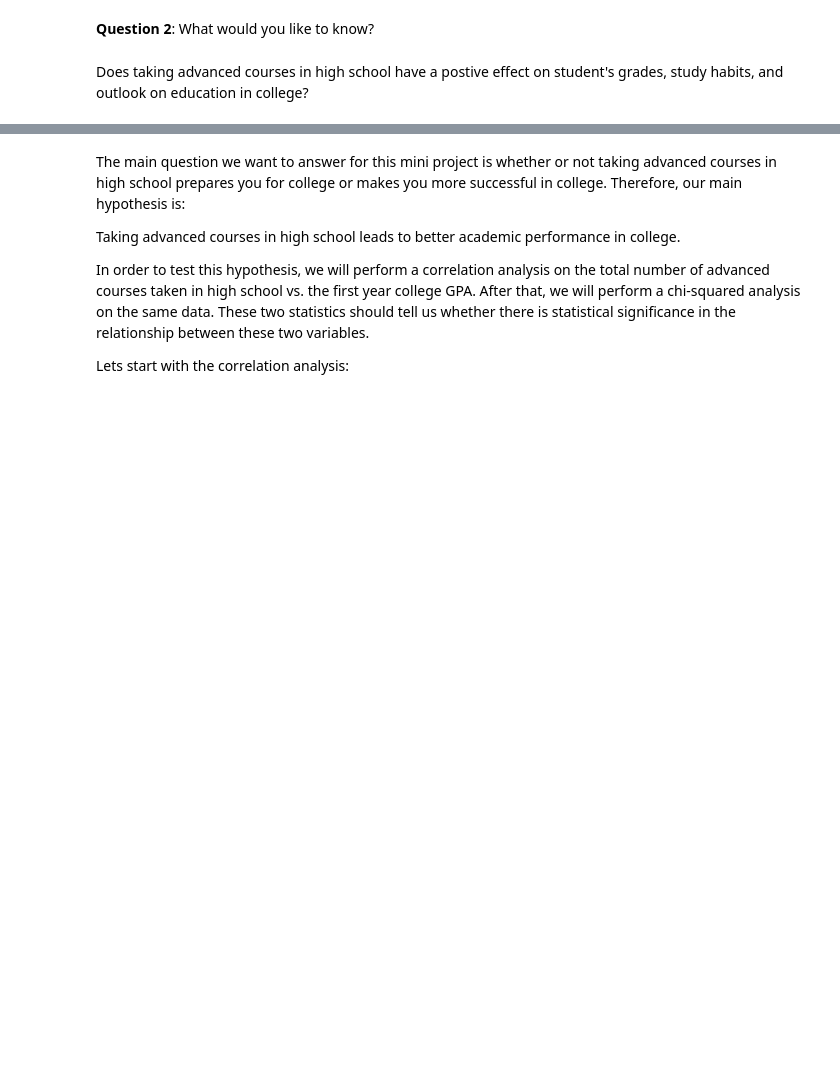
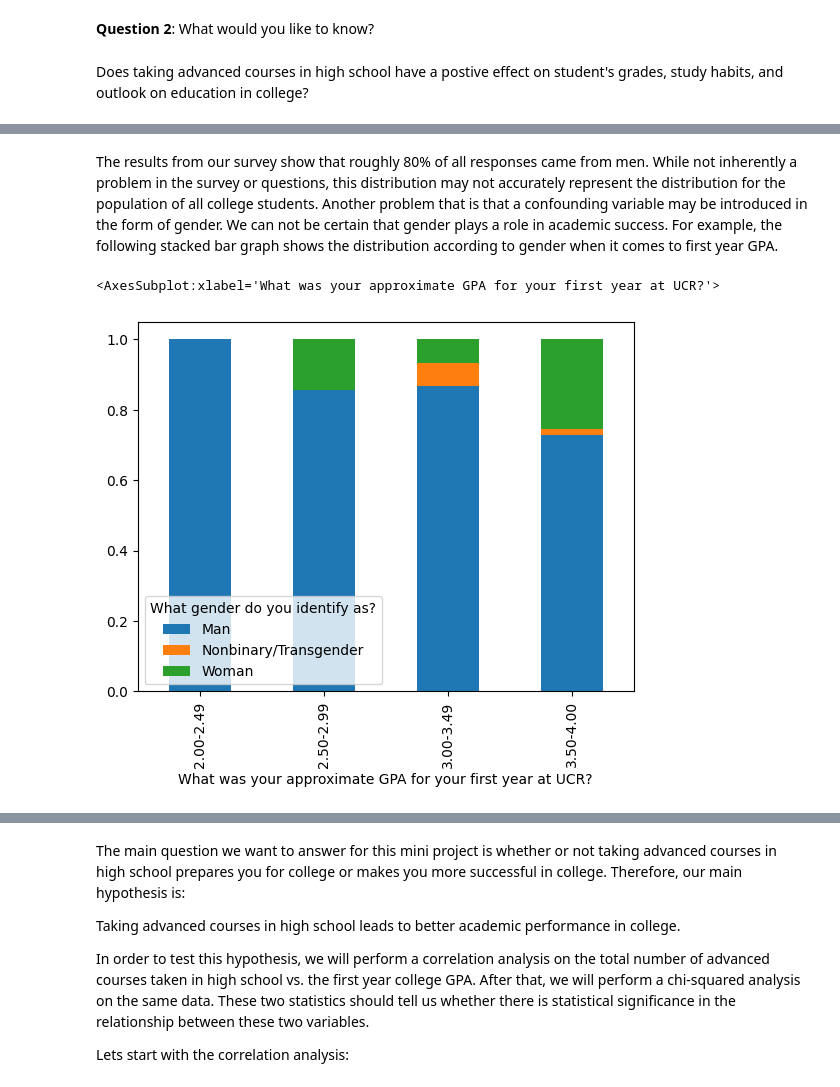
Before and after one commit to TheHenn17/CS105_Miniproject, a Jupyter notebook: project.ipynb, the cells around one changed output, grey strips where cells are left out. Saved outputs shown, nothing was run; the diff lists cells and outputs as text; code cells hidden in the pictures; blank space fills up the shorter version.

```diff
--- a/project.ipynb
+++ b/project.ipynb
@@ -42,0 +48,17 @@ data.to_csv("cleaned.csv")
+# %% [markdown]
+The results from our survey show that roughly 80% of all responses came from men. While not inherently a problem in the survey or questions, this distribution may not accurately represent the distribution for the population of all college students. Another problem that is that a confounding variable may be introduced in the form of gender. We can not be certain that gender plays a role in academic success. For example, the following stacked bar graph shows the distribution according to gender when it comes to first year GPA.
+# %%
+yearOneGPA = data.iloc[:,5].astype(float)
+
+gender = data.iloc[:, 1].dropna().replace("Non-binary/non-conforming", "Nonbinary/Transgender").replace("Transgender-Woman", "Nonbinary/Transgender")
+yearOneGPA = pd.cut(yearOneGPA,bins=[0,0.5,1.0,1.5,2.0,2.5,3.0,3.5,4.1],labels=["0.00-0.49","0.50-0.99","1.00-1.49","1.50-1.99","2.00-2.49","2.50-2.99","3.00-3.49","3.50-4.00"],right=False) # bin the GPA's
+
+df = pd.crosstab(gender, yearOneGPA)
+
+gpa_counts = df.sum(axis= 0)
+df = df.divide(gpa_counts, axis=1)
+
+(df.T).plot.bar(stacked= True)
+# %% [output]
+<AxesSubplot:xlabel='What was your approximate GPA for your first year at UCR?'>
+[figure, added]
```
Also changed, not shown: parts of 43 cells of this notebook, 1 other file.
